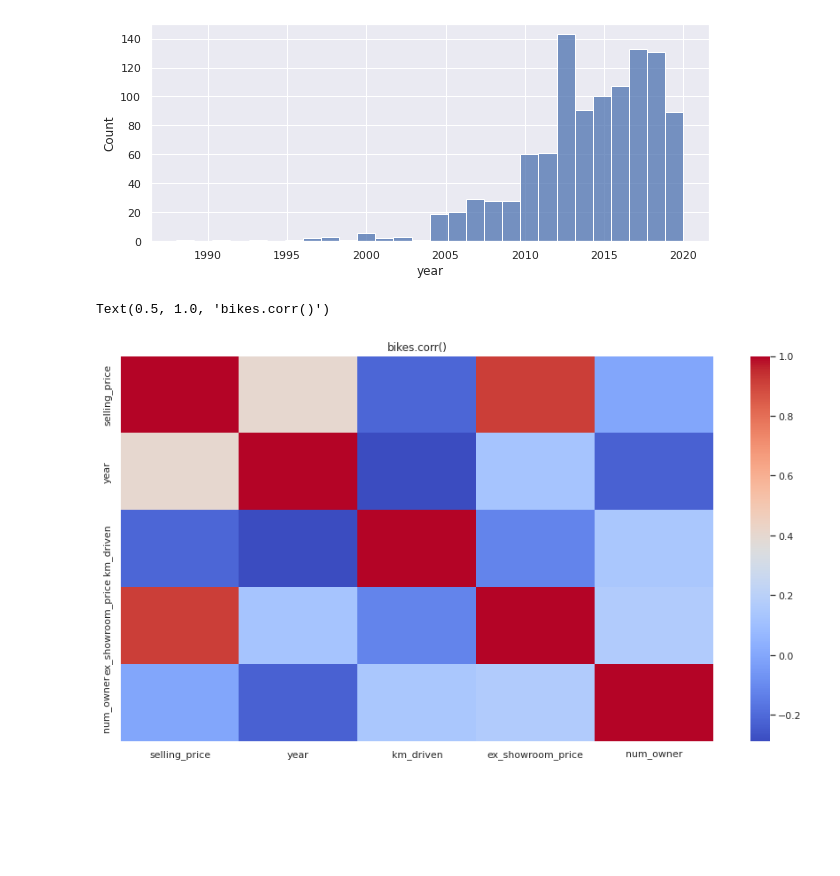
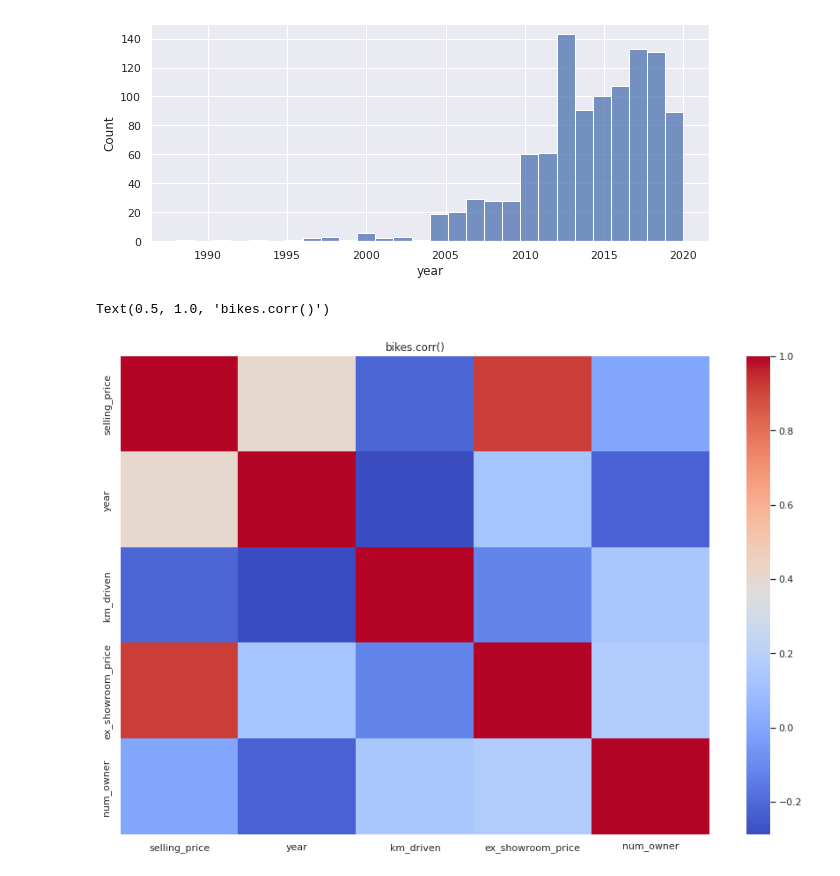
Before and after one commit to ViuDaniel/08MBID-, a Jupyter notebook: Practica_visu.ipynb, the cells around one changed output. Saved outputs shown, nothing was run; the diff lists cells and outputs as text; code cells hidden in the pictures; blank space fills up the shorter version.

```diff
--- a/Practica_visu.ipynb
+++ b/Practica_visu.ipynb
@@ -114,13 +114,13 @@ sns.histplot(data=bikes, x="year",)
 <matplotlib.axes._subplots.AxesSubplot at 0x...>
 [figure]
 # %%
-plt.figure(figsize=(15,8))
+plt.figure(figsize=(15,10))
 tc = bikes.corr()
 sns.heatmap(tc,cmap='coolwarm')
 plt.title('bikes.corr()')
 # %% [output]
 Text(0.5, 1.0, 'bikes.corr()')
-[figure, old version]
+[figure, new version]
 # %%
 #Establece el estilo estético de las tramas
 sns.set(style="ticks")
```
Also changed, not shown: parts of 5 cells of this notebook.
